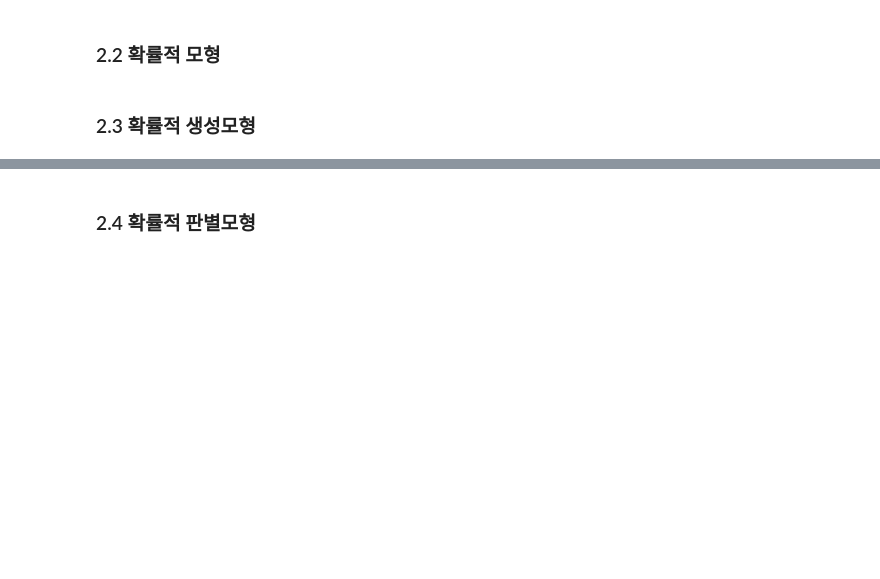
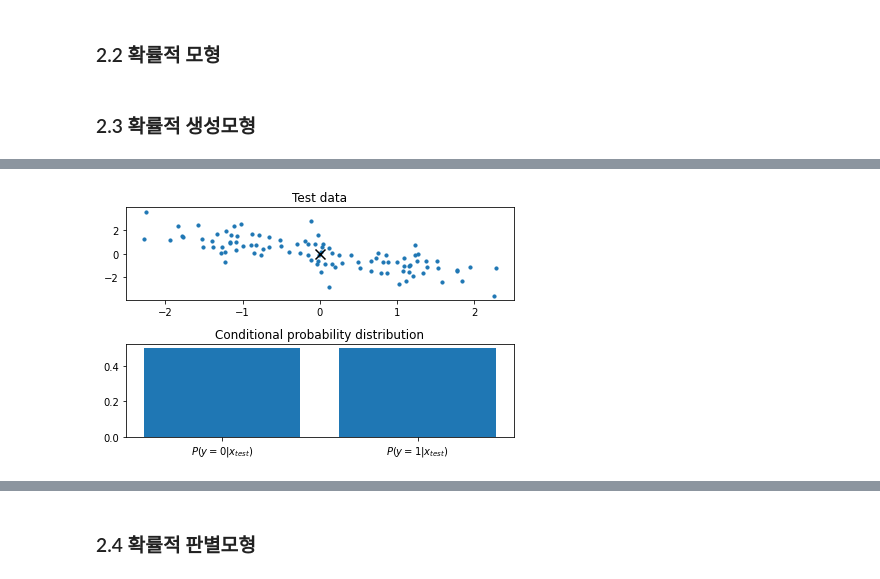
Before and after one commit to lucio-karin0506/SaltLux-Project, a Jupyter notebook: Machine Learning/Machine learning lecture/3장. 분류분석.ipynb, the cells around one changed output, grey strips where cells are left out. Saved outputs shown, nothing was run; the diff lists cells and outputs as text; code cells hidden in the pictures; blank space fills up the shorter version.

```diff
--- a/Machine Learning/Machine learning lecture/3장. 분류분석.ipynb
+++ b/Machine Learning/Machine learning lecture/3장. 분류분석.ipynb
@@ -10,0 +37,24 @@
+# %%
+# QDA 모형 생성
+from sklearn.discriminant_analysis import QuadraticDiscriminantAnalysis
+
+model = QuadraticDiscriminantAnalysis()
+model.fit(X, y)
+
+# 주어진 위치의 데이터가 각 클래스에 속할 확률 구하기 => predict_proba()
+x = [[0, 0]]
+p = model.predict_proba(x)[0]
+
+plt.subplot(211)
+plt.scatter(X.T[0], X.T[1], s=10)
+plt.scatter(x[0][0], x[0][1], c='k', s=100, marker='x')
+plt.title('Test data')
+
+plt.subplot(212)
+plt.bar(model.classes_, p)
+plt.title('Conditional probability distribution')
+plt.xticks(model.classes_, ['$P(y=0|x_{test})$', '$P(y=1|x_{test})$'])
+plt.tight_layout()
+plt.show()
+# %% [output]
+[figure, added]
```
Also changed, not shown: parts of 17 cells of this notebook.
